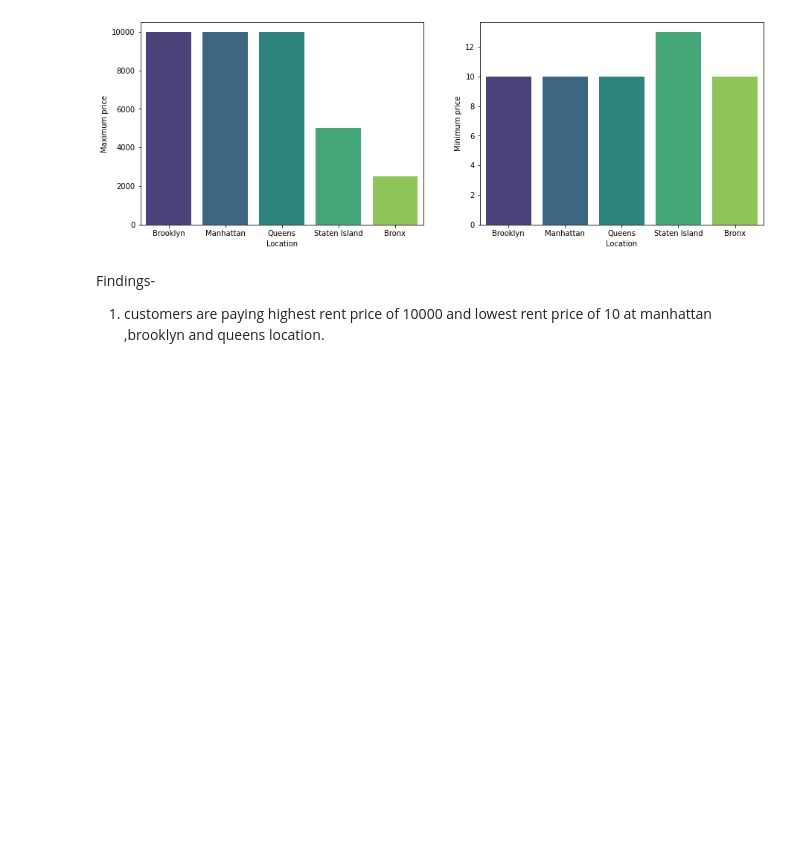
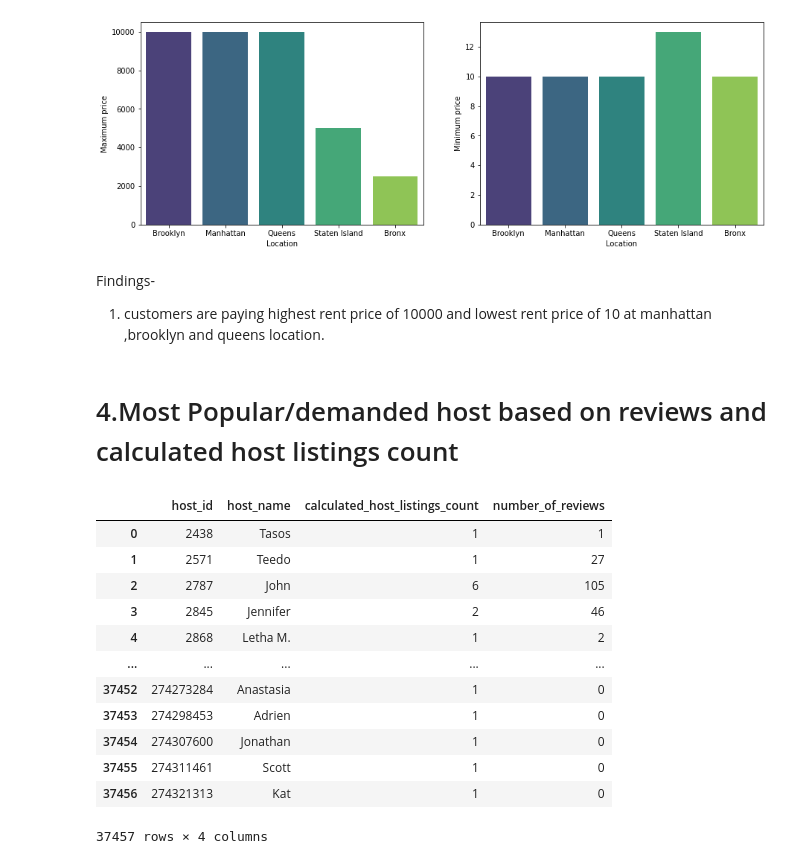
Before and after one commit to pankaj-beldar/Capstone_Project01_Airbnb_Booking_Analysis, a Jupyter notebook: PRB_Indivisual_Nootbook_Airbnb_Booking_Analysis_EDA.ipynb, the cells around one changed output. Drawn from its saved outputs; the diff is of its cells as text; code cells hidden in the pictures; blank space fills up the shorter version.

```diff
--- a/PRB_Indivisual_Nootbook_Airbnb_Booking_Analysis_EDA.ipynb
+++ b/PRB_Indivisual_Nootbook_Airbnb_Booking_Analysis_EDA.ipynb
@@ -414,3 +414,23 @@ sns.barplot(x='Location',y='Maximum price', data=price_df, ax=ax[0], palette= 'v
 # %% [markdown]
 Findings-
 1. customers are paying highest rent price of 10000 and lowest rent price of 10 at manhattan ,brooklyn and queens location.
+# %% [markdown]
+# 4.Most Popular/demanded host based on reviews and calculated host listings count
+# %%
+#Get the host based on number of reviews using groupby method
+host_based_on_review_df = df.groupby(['host_id','host_name','calculated_host_listings_count'],as_index=False)['number_of_reviews'].sum()
+host_based_on_review_df
+# %% [output]
+|  | host_id | host_name | calculated_host_listings_count | number_of_reviews |
+| 0 | 2438 | Tasos | 1 | 1 |
+| 1 | 2571 | Teedo | 1 | 27 |
+| 2 | 2787 | John | 6 | 105 |
+| 3 | 2845 | Jennifer | 2 | 46 |
+| 4 | 2868 | Letha M. | 1 | 2 |
+| ... | ... | ... | ... | ... |
+| 37452 | 274273284 | Anastasia | 1 | 0 |
+| 37453 | 274298453 | Adrien | 1 | 0 |
+| 37454 | 274307600 | Jonathan | 1 | 0 |
+| 37455 | 274311461 | Scott | 1 | 0 |
+| 37456 | 274321313 | Kat | 1 | 0 |
+37457 rows × 4 columns
```
Also changed, not shown: parts of 8 cells of this notebook.
